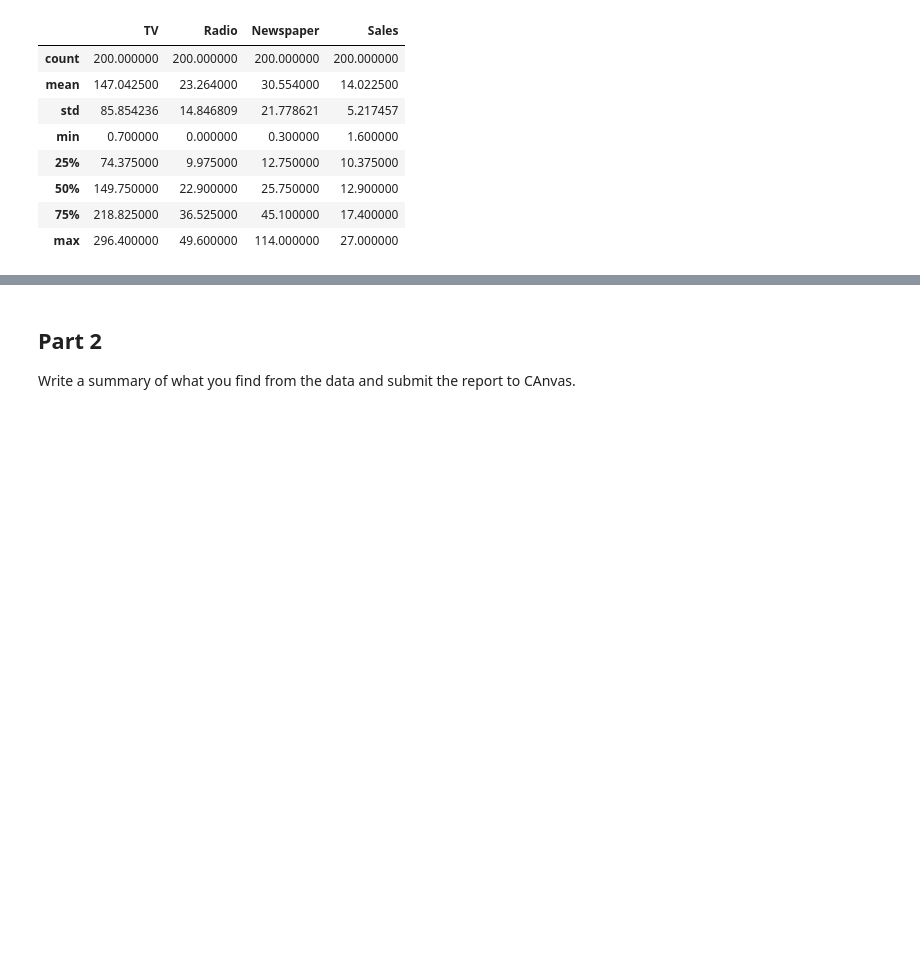
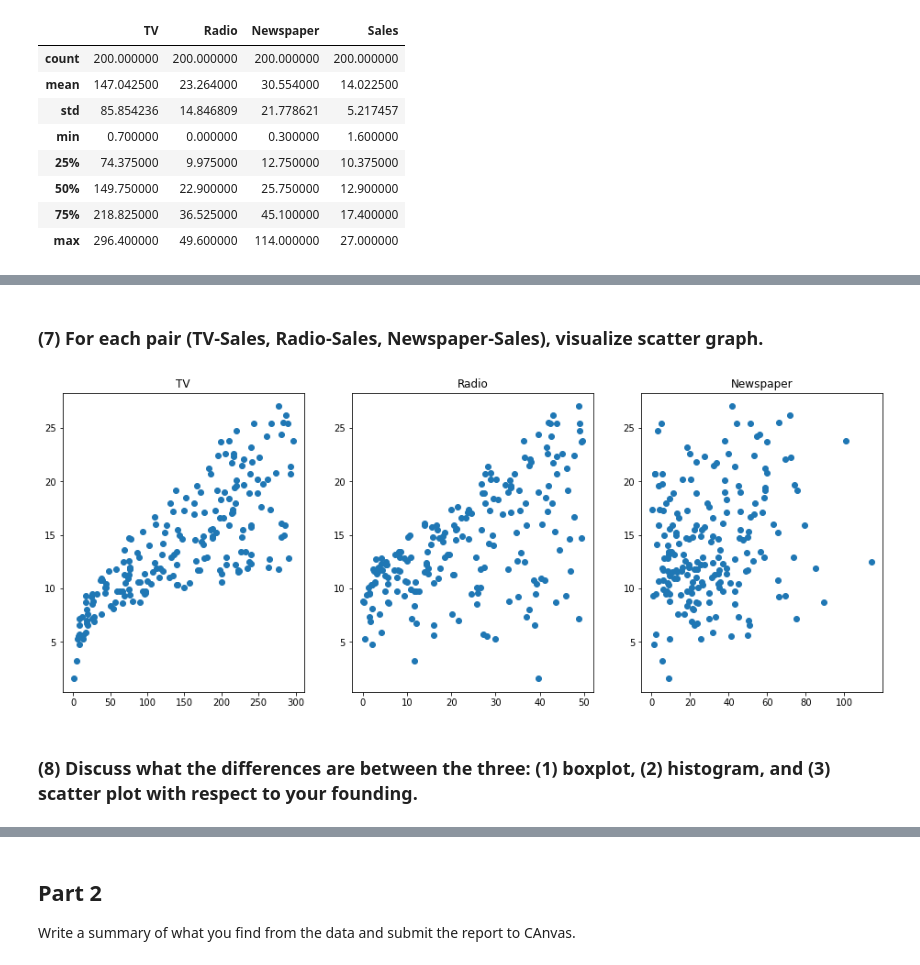
Before and after one commit to miamrodgers/4310-ML, a Jupyter notebook: ME1_simpleAnalysis/data_analysis.ipynb, the cells around one changed output, grey strips where cells are left out. Cells and saved outputs as stored; diff of their text form; code cells hidden in the pictures; blank space fills up the shorter version.

```diff
--- a/ME1_simpleAnalysis/data_analysis.ipynb
+++ b/ME1_simpleAnalysis/data_analysis.ipynb
@@ -102,0 +157,15 @@ data.describe()
+# %% [markdown]
+
+### (7) For each pair (TV-Sales, Radio-Sales, Newspaper-Sales), visualize scatter graph.
+# %%
+fig, ((a1, a2, a3)) = plt.subplots(1,3, figsize=[16, 6])
+plots = [a1, a2, a3]
+cols = ['TV','Radio','Newspaper']
+for i in range(3):
+    plots[i].scatter(data[cols[i]], data.Sales)
+    plots[i].title.set_text(cols[i])
+plt.show()
+# %% [output]
+[figure, added]
+# %% [markdown]
+### (8) Discuss what the differences are between the three: (1) boxplot, (2) histogram, and (3) scatter plot with respect to your founding.
```
Also changed, not shown: parts of 15 cells of this notebook, 1 other file.
